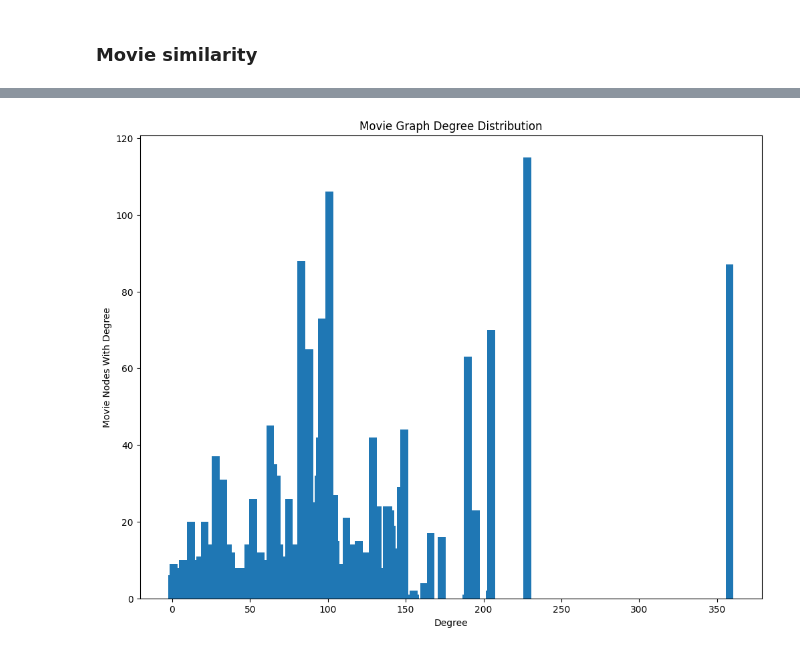
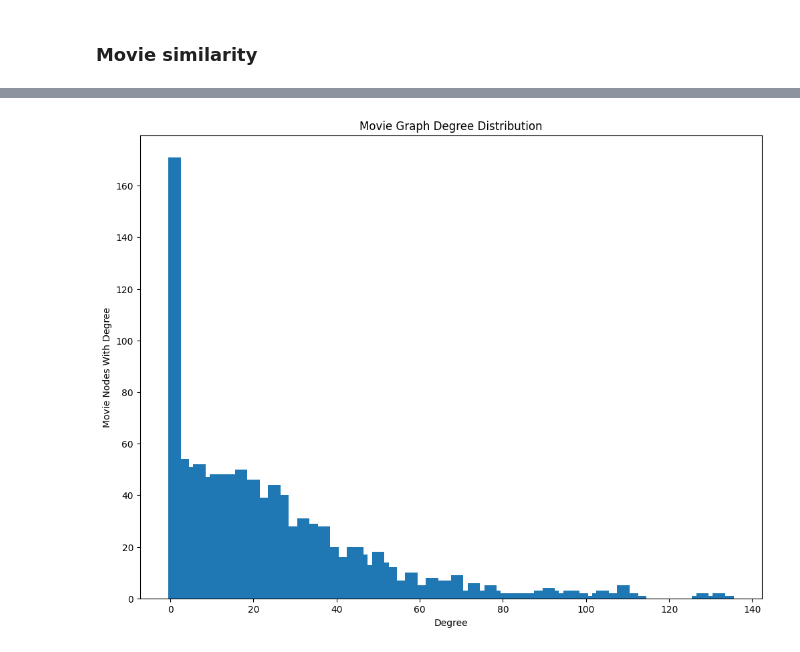
Before and after one commit to Jaslavie/sleeper-cinema, a Jupyter notebook: Data_Processing.ipynb, the cells around one changed output, grey strips where cells are left out. Cells and saved outputs as stored; diff of their text form; code cells hidden in the pictures.

Commit message:
Updated data processing and added many potential graph models
Might be too late to use

```diff
--- a/Data_Processing.ipynb
+++ b/Data_Processing.ipynb
@@ -109,6 +110,7 @@ movie_data_B = pd.read_csv(csv_file_b)
 # MISSING/UNUSABLE ROWS
 # =================================================================================================
 movie_data_B.drop(movie_data_B[movie_data_B["status"] != "Released"].index, inplace=True)   # Ignore unreleased movies
+movie_data_B.drop(movie_data_B[movie_data_B["budget"] == 0].index, inplace=True)            # Drop rows missing budget
 movie_data_B = movie_data_B[["budget", "production_companies", "title"]]                    # Select desired columns
 movie_data_B.dropna(inplace=True)                                                           # Drop rows missing desired values
 movie_data_B.rename(columns={"title": "Release Group", "budget": "Budget", "production_companies": "Production_Companies"}, inplace=True)
@@ -160,6 +162,8 @@ movie_data["Success"] = ((movie_data["$Worldwide"] - movie_data["Budget"])/ movi
 # median_per_year = movie_data[['Year', '$Worldwide']].groupby("Year")["$Worldwide"].median()
 # movie_data["Success"] = (movie_data["$Worldwide"] / movie_data["Year"].map(median_per_year)) > 1
 
+movie_data_pre_normalized = movie_data.copy()
+
 # =================================================================================================
 # NORMALIZATION
 # =================================================================================================
@@ -188,3 +211,16 @@ display(movie_data)
 # %% [markdown]
 ### Movie similarity
+# %%
+# Hamming similarity function for movie similarity
+def hamming_similar(mhot1, mhot2, set_length, threshold):
+    similar = True
+    differences = 0
+    for i, genre in enumerate(mhot1):
+        if genre != mhot2[i]:
+            differences += 1
+
+    if 1 - (differences / set_length) < threshold:
+        similar = False
+
+    return similar
 # %%
@@ -258,31 +280,31 @@ Name: 0, dtype: object
 # %%
 graph_data_file = "./movie_graph.pkl"
 SAVE_GRAPH = True
-movie_graph = Graph(len(movie_data), [])
+movie_graph = Graph(len(movie_data_pre_normalized), [])
 
 # Check for edges
-for i in range(len(movie_data)):
-    for j in range(i+1, len(movie_data)):
-        if i != j and is_similar(movie_data.iloc[i], movie_data.iloc[j], genre_mode="JACCARD"):
+for i in range(len(movie_data_pre_normalized)):
+    for j in range(i+1, len(movie_data_pre_normalized)):
+        if i != j and is_similar(movie_data_pre_normalized.iloc[i], movie_data_pre_normalized.iloc[j], genre_mode="JACCARD"):
             movie_graph.add_edge(i, j)
 
 if SAVE_GRAPH:
     movie_graph.save_graph(graph_data_file)
 # %%
-graph_data_file = "./movie_graph.pkl"
+graph_data_file = "movie_graph.pkl"
 LOAD_GRAPH = False
 
 if LOAD_GRAPH:
     movie_graph = Graph(0, [])
     movie_graph.load_graph(graph_data_file)
 # movie_graph.print_neighbor_sets()
 
 # Plot degree distribution for insight into graph connections
 degree_dist = get_degree_distribution(movie_graph)
 fig, ax = plt.subplots(1, 1, figsize=(12, 9))
-ax.bar(degree_dist.keys(), degree_dist.values(), width=5)
+ax.bar(degree_dist.keys(), degree_dist.values(), width=3)
 ax.set_xlabel("Degree")
 ax.set_ylabel("Movie Nodes With Degree")
 ax.set_title("Movie Graph Degree Distribution");
 # %% [output]
-[figure, old version]
+[figure, new version]
```
Also changed, not shown: parts of 5 cells of this notebook, 13 other files.
